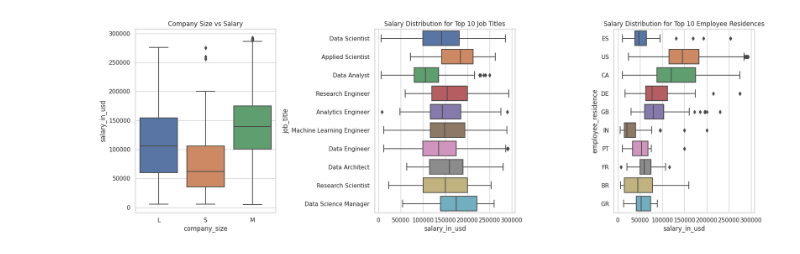
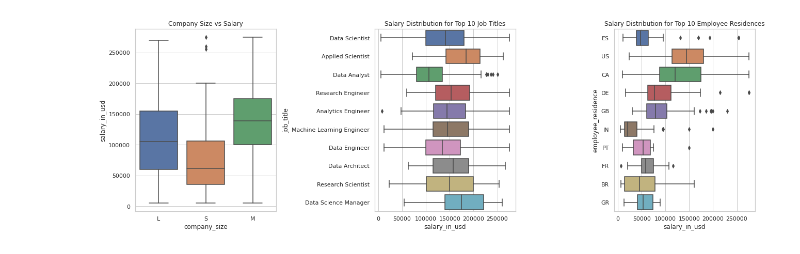
Before and after one commit to chaitanyagawande/solid-succotash, a Jupyter notebook: 3rd/Dimensionality_Technique_using_Databricks.ipynb, the cells around one changed output. Cells and saved outputs as stored; diff of their text form; code cells hidden in the pictures.

```diff
--- a/3rd/Dimensionality_Technique_using_Databricks.ipynb
+++ b/3rd/Dimensionality_Technique_using_Databricks.ipynb
@@ -120,10 +87,13 @@ categorical_uniques
 # %%
-# Data Preparation
+from pyspark.sql.functions import col
+from pyspark.sql.types import FloatType
 
-# Handling outliers in 'salary' and 'salary_in_usd'
-# Using IQR to detect and handle outliers
-Q1 = data['salary_in_usd'].quantile(0.25)
-Q3 = data['salary_in_usd'].quantile(0.75)
+# Convert 'salary_in_usd' to a float type
+df1 = df1.withColumn('salary_in_usd', df1['salary_in_usd'].cast(FloatType()))
+
+# Calculating Q1, Q3, and IQR
+Q1 = df1.approxQuantile('salary_in_usd', [0.25], 0.05)[0]
+Q3 = df1.approxQuantile('salary_in_usd', [0.75], 0.05)[0]
 IQR = Q3 - Q1
 
 # Defining bounds for outliers
@@ -131,13 +101,10 @@ lower_bound = Q1 - 1.5 * IQR
 upper_bound = Q3 + 1.5 * IQR
 
 # Filtering out outliers
-data_cleaned = data[(data['salary_in_usd'] >= lower_bound) & (data['salary_in_usd'] <= upper_bound)]
+data_cleaned = df1.filter((col('salary_in_usd') >= lower_bound) & (col('salary_in_usd') <= upper_bound))
 
 # Checking the shape of the dataset after removing outliers
-shape_after_outliers = data_cleaned.shape
-
-# Encoding categorical variables (if necessary)
-# Here we choose not to encode them yet as it depends on the specific analysis or modeling technique used later
+shape_after_outliers = data_cleaned.count(), len(data_cleaned.columns)
 
 shape_after_outliers
 # %% [output]
@@ -221,29 +200,42 @@ plt.show()
 # %%
-# Further Analysis: Exploring additional relationships and patterns in the data
+import matplotlib.pyplot as plt
+import seaborn as sns
+import pandas as pd
 
-# Setting up additional plots
+# Assuming `data_cleaned` is your Spark DataFrame
+
+# 1. Company Size vs Salary
+company_size_salary = data_cleaned.select('company_size', 'salary_in_usd').toPandas()
+
+# 2. Job Title vs Salary (Top 10 Job Titles by Frequency)
+top_job_titles = data_cleaned.groupBy('job_title').count().orderBy('count', ascending=False).limit(10).toPandas()
+top_job_titles_list = top_job_titles['job_title'].tolist()
+filtered_data_job_title = data_cleaned.filter(data_cleaned['job_title'].isin(top_job_titles_list)).toPandas()
+
+# 3. Employee Residence vs Salary (Top 10 Countries by Frequency)
+top_residences = data_cleaned.groupBy('employee_residence').count().orderBy('count', ascending=False).limit(10).toPandas()
+top_residences_list = top_residences['employee_residence'].tolist()
+filtered_data_residence = data_cleaned.filter(data_cleaned['employee_residence'].isin(top_residences_list)).toPandas()
+
+# Plotting
 plt.figure(figsize=(18, 6))
 
-# Company size vs Salary
+# Company Size vs Salary
 plt.subplot(1, 3, 1)
-sns.boxplot(x='company_size', y='salary_in_usd', data=data_cleaned)
+sns.boxplot(x='company_size', y='salary_in_usd', data=company_size_salary)
 plt.title('Company Size vs Salary')
 
-# Job title vs Salary (top 10 job titles by frequency)
-top_job_titles = data_cleaned['job_title'].value_counts().head(10).index
-filtered_data = data_cleaned[data_cleaned['job_title'].isin(top_job_titles)]
+# Job Title vs Salary
 plt.subplot(1, 3, 2)
-sns.boxplot(x='salary_in_usd', y='job_title', data=filtered_data, orient='h')
+sns.boxplot(x='salary_in_usd', y='job_title', data=filtered_data_job_title, orient='h')
 plt.title('Salary Distribution for Top 10 Job Titles')
 
-# Employee residence vs Salary (top 10 countries by frequency)
-top_residences = data_cleaned['employee_residence'].value_counts().head(10).index
-filtered_data_residence = data_cleaned[data_cleaned['employee_residence'].isin(top_residences)]
+# Employee Residence vs Salary
 plt.subplot(1, 3, 3)
 sns.boxplot(x='salary_in_usd', y='employee_residence', data=filtered_data_residence, orient='h')
 plt.title('Salary Distribution for Top 10 Employee Residences')
 
 plt.tight_layout()
 plt.show()
 # %% [output]
-[figure, old version]
+[figure, new version]
```
Also changed, not shown: parts of 20 cells of this notebook.
